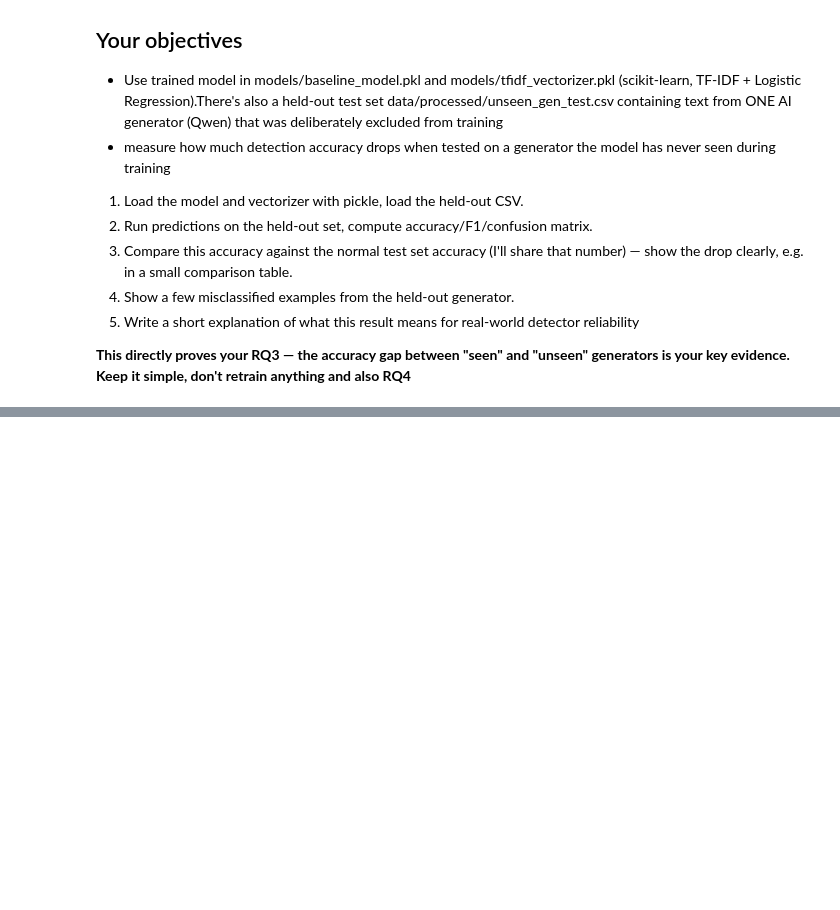
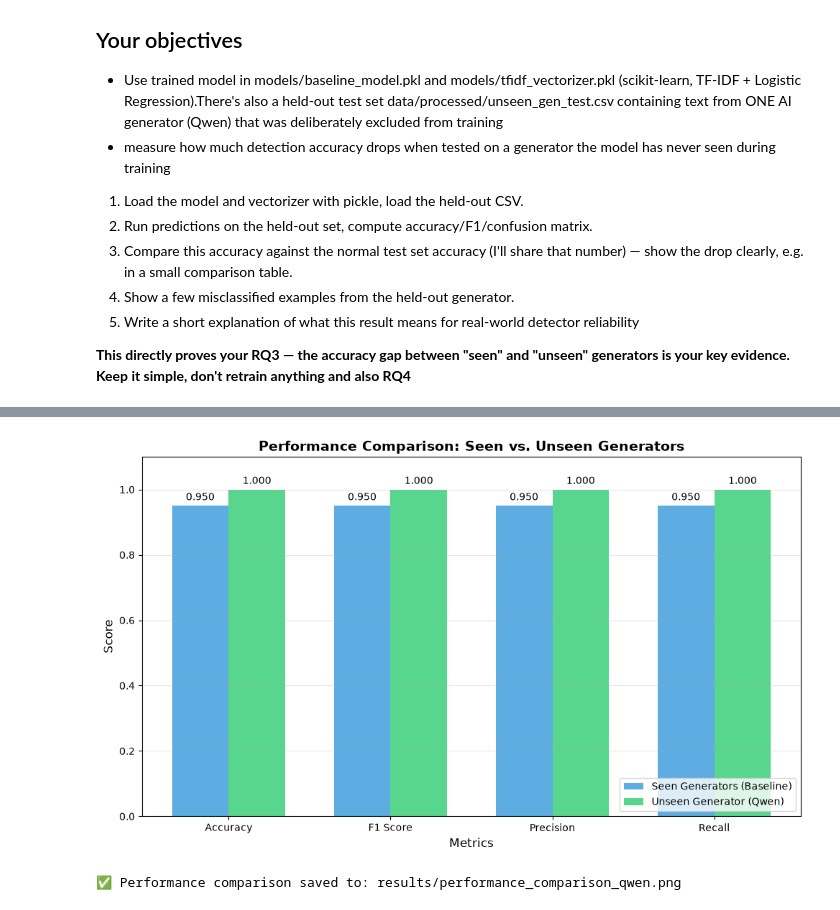
Before and after one commit to musharraf-Mac/AI-Text-Detection-NIA, a Jupyter notebook: notebooks/04_obj4_unsee_gen.ipynb, the cells around one changed output, grey strips where cells are left out. Cells and saved outputs as stored; diff of their text form; code cells hidden in the pictures; blank space fills up the shorter version.

```diff
--- a/notebooks/04_obj4_unsee_gen.ipynb
+++ b/notebooks/04_obj4_unsee_gen.ipynb
@@ -27,0 +1153,44 @@ result = predict_batch(held_out)
+# %%
+# Compare baseline vs. unseen generator performance
+NORMAL_TEST_ACCURACY = 0.9500  # Your baseline accuracy
+
+fig, ax = plt.subplots(figsize=(10, 6))
+
+# Data
+metrics = ['Accuracy', 'F1 Score', 'Precision', 'Recall']
+baseline_values = [NORMAL_TEST_ACCURACY, NORMAL_TEST_ACCURACY, NORMAL_TEST_ACCURACY, NORMAL_TEST_ACCURACY]
+unseen_values = [balanced_accuracy, balanced_f1, balanced_precision, balanced_recall]
+
+x = np.arange(len(metrics))
+width = 0.35
+
+bars1 = ax.bar(x - width/2, baseline_values, width, label='Seen Generators (Baseline)', color='#3498db', alpha=0.8)
+bars2 = ax.bar(x + width/2, unseen_values, width, label='Unseen Generator (Qwen)', color='#2ecc71', alpha=0.8)
+
+# Add value labels on bars
+for bar in bars1:
+    height = bar.get_height()
+    ax.text(bar.get_x() + bar.get_width()/2., height + 0.01,
+            f'{height:.3f}', ha='center', va='bottom', fontsize=10)
+
+for bar in bars2:
+    height = bar.get_height()
+    ax.text(bar.get_x() + bar.get_width()/2., height + 0.01,
+            f'{height:.3f}', ha='center', va='bottom', fontsize=10)
+
+ax.set_xlabel('Metrics', fontsize=12)
+ax.set_ylabel('Score', fontsize=12)
+ax.set_title('Performance Comparison: Seen vs. Unseen Generators', fontsize=14, fontweight='bold')
+ax.set_xticks(x)
+ax.set_xticklabels(metrics)
+ax.legend(loc='lower right')
+ax.set_ylim(0, 1.1)
+ax.grid(True, alpha=0.3, axis='y')
+
+plt.tight_layout()
+plt.savefig('../results/performance_comparison_qwen.png', dpi=300, bbox_inches='tight')
+plt.show()
+print("✅ Performance comparison saved to: results/performance_comparison_qwen.png")
+# %% [output]
+[figure, added]
+✅ Performance comparison saved to: results/performance_comparison_qwen.png
```
Also changed, not shown: parts of 32 cells of this notebook, 12 other files.
